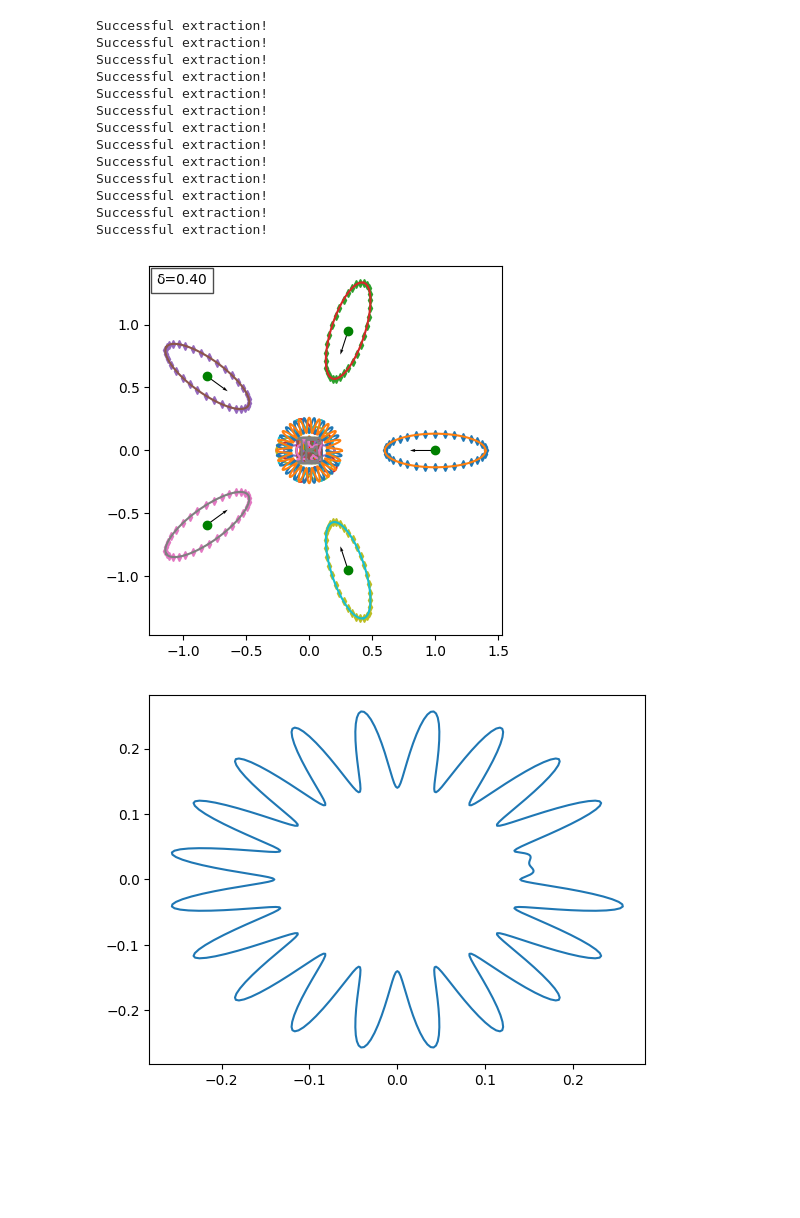
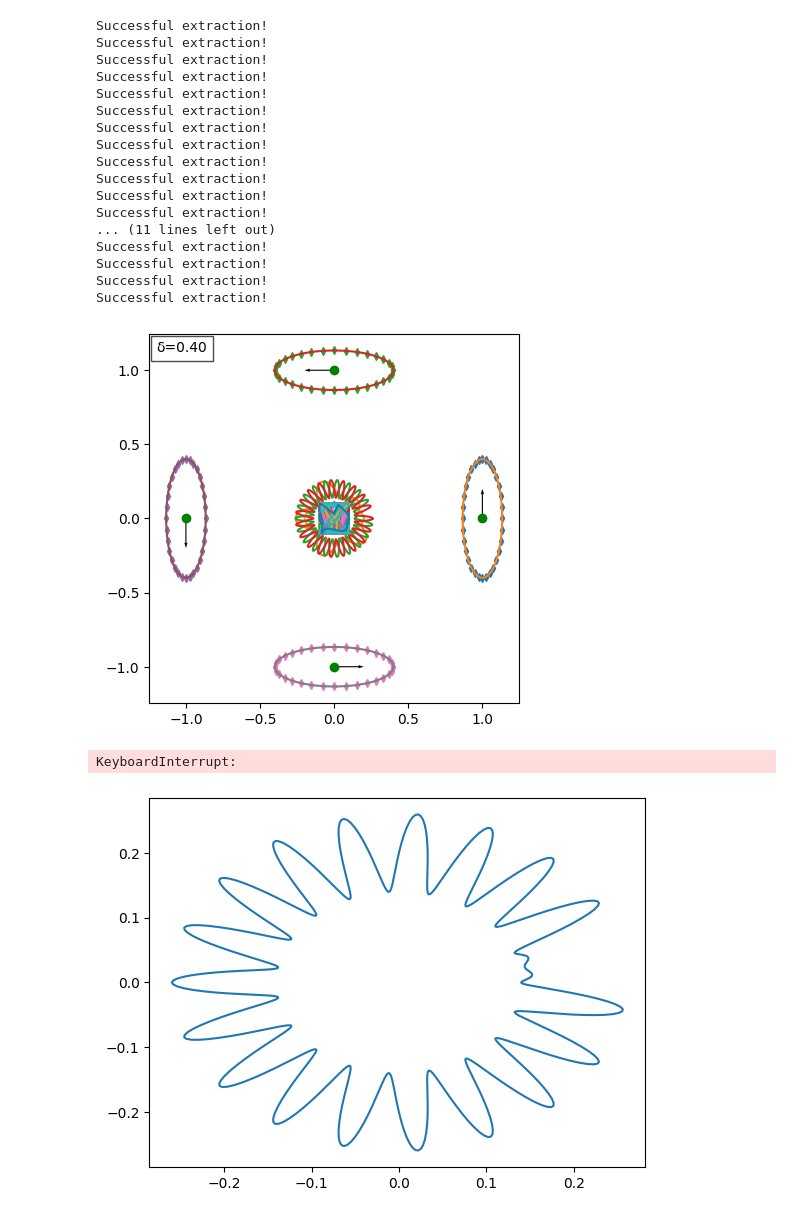
Before and after one commit to Ukechh/SIES_Python_version, a Jupyter notebook: demo/Electric_Fish/demo_shape_recognition_jupyter.ipynb, the cells around one changed output. Cells and saved outputs as stored; diff of their text form; code cells hidden in the pictures; blank space fills up the shorter version.

```diff
--- a/demo/Electric_Fish/demo_shape_recognition_jupyter.ipynb
+++ b/demo/Electric_Fish/demo_shape_recognition_jupyter.ipynb
@@ -21,27 +21,38 @@ delta = 0.2
 # %%
 #Create different inclusions
 B1 = Ellipse(1, 1/2, phi=0.0, NbPts=N)
-B2 = Triangle(1, np.pi/3, npts= N)
+B2 = Triangle(1, np.pi/3, npts=N)
 B3 = Rectangle(1, 1/2, N)
-B4 = Flower(1, 1, N, 5,0.3, tau=0.5)
-B5 = Ellipse(1, 1/4, phi=0.0, NbPts=N)
-B6 = ImgShape('../../Test_images/A.png', N)
-B7 = ImgShape('../../Test_images/F.png', N)
+B4 = Flower(1, 1, N, 5, 0.3, tau=0.5)  # 5 petals
+B5 = Flower(1, 1, N, 19, 0.3, tau=0.95)  # 19 petals
+B6 = Flower(1, 1, N, 19, 0.3, tau=0)  # 19 petals, one damaged (tau different)
+B7 = ImgShape('../../Test_images/A.png', N)
 B8 = ImgShape('../../Test_images/B.png', N)
 B9 = ImgShape('../../Test_images/C.png', N)
 B10 = ImgShape('../../Test_images/D.png', N)
-B11 = ImgShape('../../Test_images/G.png', N)
-B12 = ImgShape('../../Test_images/H.png', N)
-B13 = ImgShape('../../Test_images/I.png', N)
-B14 = ImgShape('../../Test_images/Elephant.png', N)
-B15 = ImgShape('../../Test_images/Butterfly.png', N)
-B16 = ImgShape('../../Test_images/Shark.png', N)
-B17 = ImgShape('../../Test_images/DinO_Fish.png', N)
-B18 = ImgShape('../../Test_images/E.png', N)
-B19 = Flower(1, 1, N, 3,0.3, tau=0.5)
-B20 = Flower(1, 1, N, 8,0.3, tau=0.5)
-B21 = Flower(1, 1, N, 20,0.3, tau=0.9)
-B22 = Flower(1, 1, N, 20,0.3, tau=0)
+B11 = ImgShape('../../Test_images/E.png', N)
+B12 = ImgShape('../../Test_images/F.png', N)
+B13 = ImgShape('../../Test_images/G.png', N)
+B14 = ImgShape('../../Test_images/H.png', N)
+B15 = ImgShape('../../Test_images/I.png', N)
+B16 = ImgShape('../../Test_images/J.png', N)
+B17 = ImgShape('../../Test_images/K.png', N)
+B18 = ImgShape('../../Test_images/L.png', N)
+B19 = ImgShape('../../Test_images/M.png', N)
+B20 = ImgShape('../../Test_images/N.png', N)
+B21 = ImgShape('../../Test_images/O.png', N)
+B22 = ImgShape('../../Test_images/P.png', N)
+B23 = ImgShape('../../Test_images/Q.png', N)
+B24 = ImgShape('../../Test_images/R.png', N)
+B25 = ImgShape('../../Test_images/S.png', N)
+B26 = ImgShape('../../Test_images/T.png', N)
+B27 = ImgShape('../../Test_images/U.png', N)
+B28 = ImgShape('../../Test_images/V.png', N)
+B29 = ImgShape('../../Test_images/W.png', N)
+B30 = ImgShape('../../Test_images/X.png', N)
+B31 = ImgShape('../../Test_images/Y.png', N)
+B32 = ImgShape('../../Test_images/Z.png', N)
+B33 = ImgShape('../../Test_images/Cutie_patootie.png', N)
 # %% [output]
 Successful extraction!
 Successful extraction!
@@ -55,10 +66,18 @@ Successful extraction!
 Successful extraction!
 Successful extraction!
 Successful extraction!
+... (11 lines left out)
 Successful extraction!
+Successful extraction!
+Successful extraction!
+Successful extraction!
 # %%
 #Define a dictionary of shapes
-D = [B1*delta, B2*delta, B3*delta, B4*delta, B5*delta, B6*delta, B7*delta, B8*delta, B9*delta, B10*delta, B11*delta,
-      B12*delta, B13*delta, B14*delta, B15*delta, B16*delta, B17*delta, B18*delta, B19*delta, B20*delta, B21*delta, B22*delta]
+D = [
+      B1*delta, B2*delta, B3*delta, B4*delta, B5*delta, B6*delta,
+      B7*delta, B8*delta, B9*delta, B10*delta, B11*delta, B12*delta, B13*delta, B14*delta, B15*delta, B16*delta,
+      B17*delta, B18*delta, B19*delta, B20*delta, B21*delta, B22*delta, B23*delta, B24*delta, B25*delta, B26*delta,
+      B27*delta, B28*delta, B29*delta, B30*delta, B31*delta, B32*delta, B33*delta
+]
 # %%
 #Set conductivity and permitivitty for inclusions
@@ -72,32 +89,36 @@ freq = np.linspace(1, 300*np.pi, endpoint=False, num=20)
 # %%
 #Set up the fish body
 Omega = Ellipse(1, 1/3, phi=0.0, NbPts=N) * delta*2
-
+Omega = Omega < np.pi / 2
 #Set up specific parameters for acquisition method
 idxRcv = np.arange(0, Omega.nb_points-1,2**4)
-Ns = 5
+Ns = 4
 impd = 1
 #Set up the fish acquisition system
 cfg = mconfig.Fish_circle(Omega, idxRcv, np.zeros((2,1)), 1, Ns, 2*np.pi, impd=impd)
 #Plot the configuration with the shapes
 ax = plt.subplot()
 cfg.plot(ax=ax)
 
 for shape in D:
     shape.plot(ax=ax)
 
 plt.show()
 # %% [output]
-[figure, old version]
+[figure, new version]
 # %%
 #Compute Invariants for the dictionary shapes
 
 tau, mu = Compute_Invariants(D, cfg, cnd, pmtt, freq, 'fish', ord=1)
 
 I1, I2 = Compute_Invariants(D, cfg, cnd, pmtt, freq, 'fish', ord=2)
+
+I1h, I2h = Compute_Invariants(D, cfg, cnd, pmtt, freq, 'fish', ord=3)
+# %% [output]
+KeyboardInterrupt:
 # %%
 #Define a true index for the shape:
-true_index = 20
+true_index = 4
 #Generate a new shape to recognize
 Bnew = (D[true_index])
 
@@ -113,7 +134,7 @@ axx = plt.subplot()
 Bnew.plot(ax=axx)
 plt.show()
 # %% [output]
-[figure, old version]
+[figure, new version]
 # %%
 #Define new conductivity and permitivitty values
 cnd_new = np.array([cnd[true_index]])
```
Also changed, not shown: parts of 6 cells of this notebook, 18 other files.
